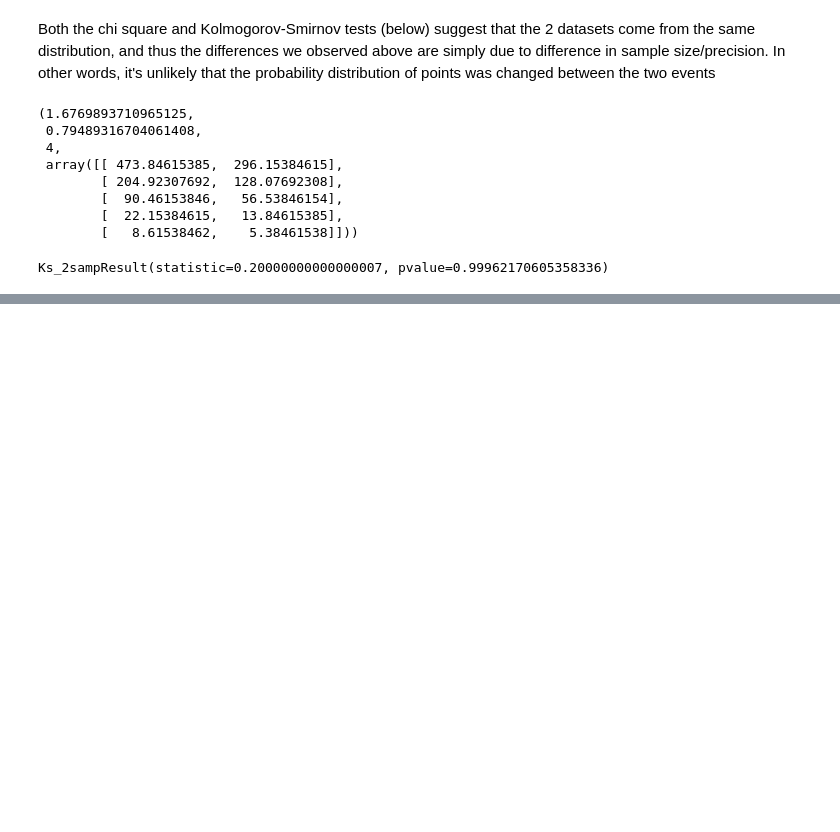
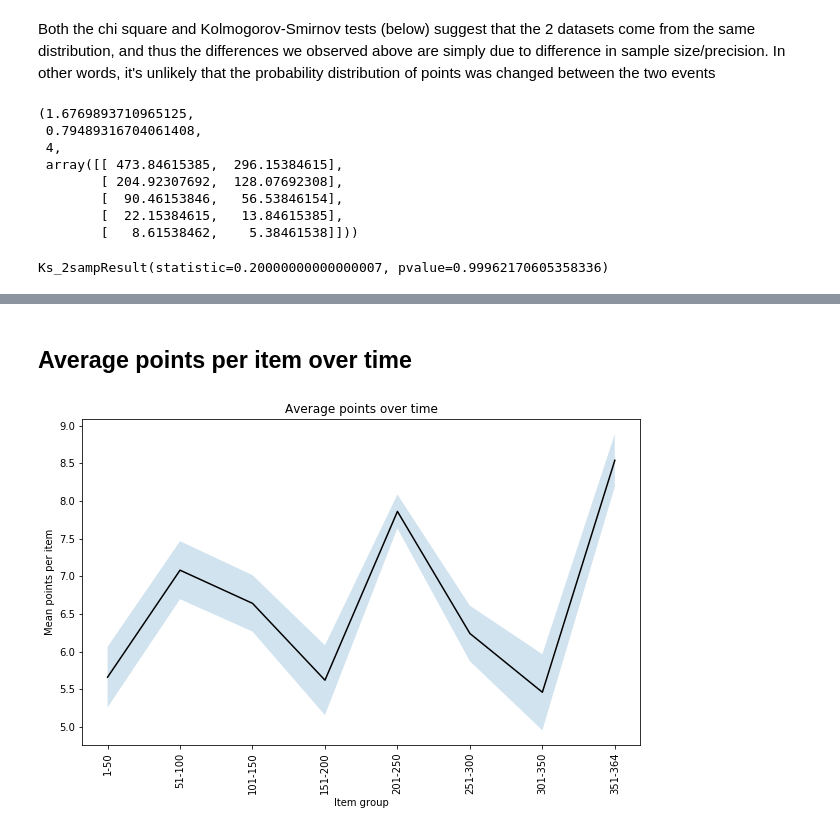
Before and after one commit to sho-87/rok-data, a Jupyter notebook: holiday_events/show_your_love.ipynb, the cells around one changed output, grey strips where cells are left out. Saved outputs shown, nothing was run; the diff lists cells and outputs as text; code cells hidden in the pictures; blank space fills up the shorter version.

```diff
--- a/holiday_events/show_your_love.ipynb
+++ b/holiday_events/show_your_love.ipynb
@@ -148,0 +221,29 @@ Ks_2sampResult(statistic=0.20000000000000007, pvalue=0.99962170605358336)
+# %% [markdown]
+## Average points per item over time
+# %%
+bucket_size = 50
+x_labels = []
+y = []
+y_err = []
+
+for tmp in np.array_split(df_single, range(bucket_size, len(df_single), bucket_size)):
+    x_labels.append('{}-{}'.format(tmp['item_id'].min(), tmp['item_id'].max()))
+    y.append(tmp['gain'].mean())
+    y_err.append(tmp['gain'].sem())
+
+y = np.asarray(y)
+y_err = np.asarray(y_err)
+
+fig, ax = plt.subplots(figsize=(10,6))
+ax.plot(range(len(x_labels)), y, color='k')
+ax.fill_between(range(len(x_labels)), y-y_err, y+y_err, alpha=0.2)
+ax.set_xticks(np.arange(0, len(x_labels)))
+ax.set_xticklabels(x_labels)
+ax.tick_params(axis='x', labelrotation=90)
+ax.set_xlabel('Item group')
+ax.set_ylabel('Mean points per item')
+plt.title('Average points over time')
+plt.savefig('plots/show_your_love_point_buckets.png')
+plt.show()
+# %% [output]
+[figure, added]
```
Also changed, not shown: parts of 13 cells of this notebook, 1 other file.
